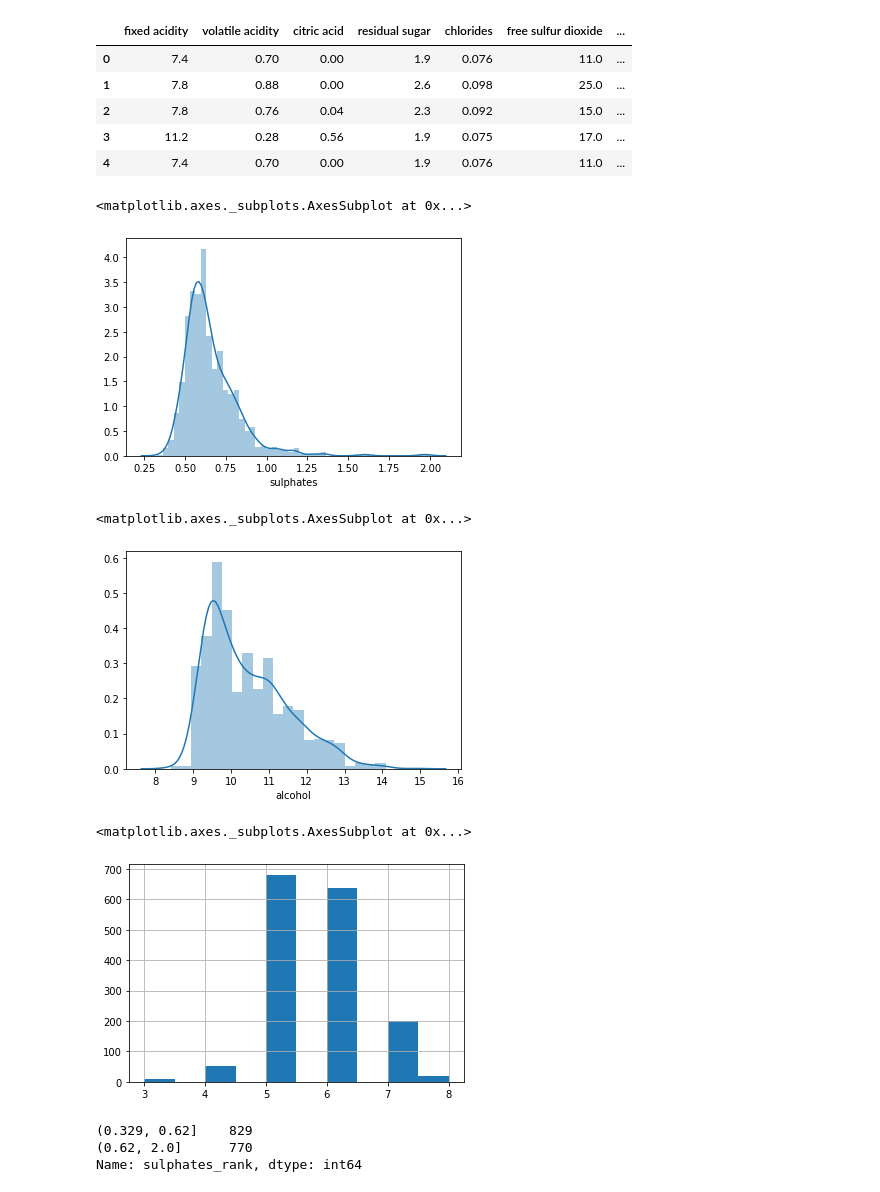
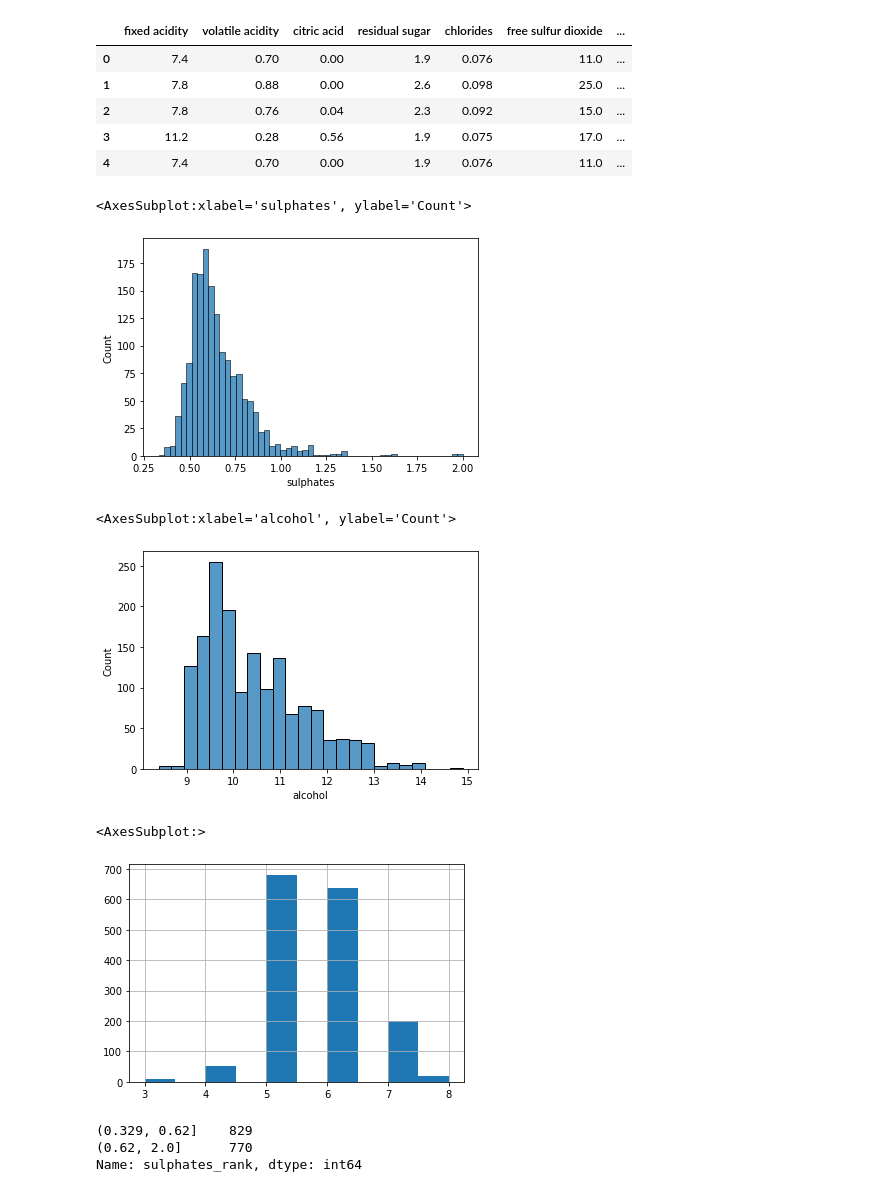
Before and after one commit to dataman-git/codes_for_articles, a Jupyter notebook: Use seaborn to do beautiful plots easy-git.ipynb, the cells around one changed output. Drawn from its saved outputs; the diff is of its cells as text; code cells hidden in the pictures.

```diff
--- a/Use seaborn to do beautiful plots easy-git.ipynb
+++ b/Use seaborn to do beautiful plots easy-git.ipynb
@@ -4,7 +4,8 @@
 import numpy as np
 import pandas as pd
 import seaborn as sns
-df = pd.read_csv('/Downloads/winequality-red.csv') # ,sep=';')
+path = ''
+df = pd.read_csv(path + '/winequality-red.csv') # ,sep=';')
 # %%
 # ! pip install squarify
 # ! pip install --upgrade pip
@@ -23,19 +22,19 @@ df.head()
 | 3 | 11.2 | 0.28 | 0.56 | 1.9 | 0.075 | 17.0 | ... |
 | 4 | 7.4 | 0.70 | 0.00 | 1.9 | 0.076 | 11.0 | ... |
 # %%
-sns.distplot(df['sulphates'])
+sns.histplot(df['sulphates'])
 # %% [output]
-<matplotlib.axes._subplots.AxesSubplot at 0x...>
+<AxesSubplot:xlabel='sulphates', ylabel='Count'>
-[figure, old version]
+[figure, new version]
 # %%
-sns.distplot(df['alcohol'])
+sns.histplot(df['alcohol'])
 # %% [output]
-<matplotlib.axes._subplots.AxesSubplot at 0x...>
+<AxesSubplot:xlabel='alcohol', ylabel='Count'>
-[figure, old version]
+[figure, new version]
 # %%
 df['quality'].hist()
 # %% [output]
-<matplotlib.axes._subplots.AxesSubplot at 0x...>
+<AxesSubplot:>
 [figure]
 # %%
 df['sulphates_rank'] = pd.qcut(df['sulphates'],2)
```
Also changed, not shown: parts of 11 cells of this notebook.
